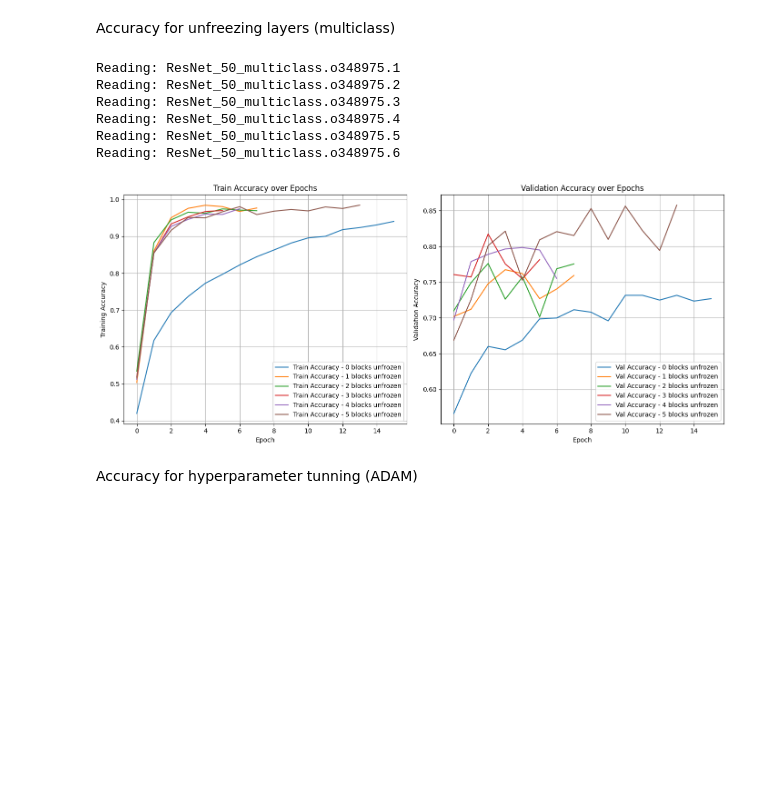
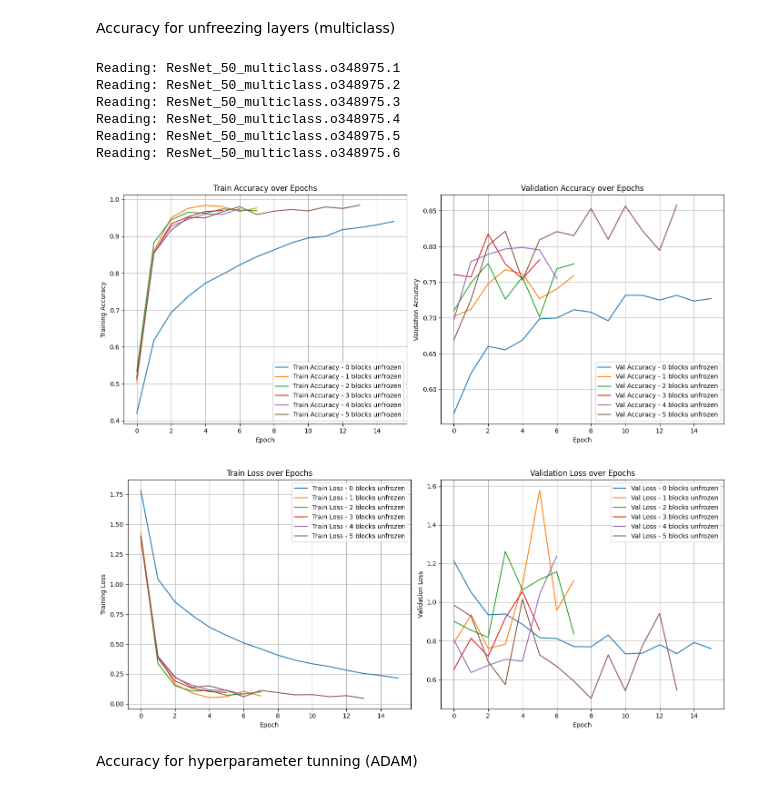
Before and after one commit to mariaserov/ML_BreakHis, a Jupyter notebook: scr/ResNet50.ipynb, the cells around one changed output. Cells and saved outputs as stored; diff of their text form; code cells hidden in the pictures; blank space fills up the shorter version.

```diff
--- a/scr/ResNet50.ipynb
+++ b/scr/ResNet50.ipynb
@@ -540,19 +641,27 @@ histories = {}
 for i in range(6):
     accs = []
     val_accs = []
+    losses = []
+    val_losses = []
+
     try:
         log_filename = f"ResNet_50_multiclass.o348975.{i+1}"
         print(f"Reading: {log_filename}")
 
         with open(os.path.join(log_dir, f"ResNet_50_multiclass.o348975.{i+1}"), "r") as f:
             for line in f:
-                match = re.search(r"accuracy: ([0-9.]+).*val_accuracy: ([0-9.]+)", line)
+                match = re.search(
+                     r"accuracy: ([0-9.]+) - loss: ([0-9.]+) - val_accuracy: ([0-9.]+) - val_loss: ([0-9.]+)", line
+                    )
                 if match:
                     accs.append(float(match.group(1)))
-                    val_accs.append(float(match.group(2)))
-        histories[i] = {"accuracy": accs, "val_accuracy": val_accs}
+                    losses.append(float(match.group(2)))
+                    val_accs.append(float(match.group(3)))
+                    val_losses.append(float(match.group(4)))
+
+        histories[i] = {"accuracy": accs, "val_accuracy": val_accs,"loss": losses, "val_loss": val_losses}
     except FileNotFoundError:
-        print(f"Log file ResNet_50_block.o348892.{i+1} not found. Skipping.")
+        print(f"Log file ResNet_50_multiclass.o348975.{i+1} not found. Skipping.")
         continue
 
 # Creating two subplots: one for train accuracy and one for validation accuracy
@@ -565,33 +674,64 @@ for i in range(6):
 plt.title("Train Accuracy over Epochs")
 plt.xlabel("Epoch")
 plt.ylabel("Training Accuracy")
 plt.legend()
 plt.grid(True)
 
 # Plotting Validation Accuracy
 plt.subplot(1, 2, 2)
 for i in range(6):
     plt.plot(histories[i]['val_accuracy'], label=f"Val Accuracy - {i} blocks unfrozen", linestyle='-')
 plt.title("Validation Accuracy over Epochs")
 plt.xlabel("Epoch")
 plt.ylabel("Validation Accuracy")
 plt.legend()
 plt.grid(True)
 
 # Adjust layout to prevent overlap
 plt.tight_layout()
 
 # Save and show the plot
 plt.savefig("combined_accuracy_multiclass.pdf")
 plt.show()
+
+#seperate loss
+plt.figure(figsize=(14, 6))
+
+# Plotting Training Loss
+plt.subplot(1, 2, 1)
+for i in range(6):
+    plt.plot(histories[i]['loss'], label=f"Train Loss - {i} blocks unfrozen", linestyle='-' )
+plt.title("Train Loss over Epochs")
+plt.xlabel("Epoch")
+plt.ylabel("Training Loss")
+plt.legend()
+plt.grid(True)
+
+# Plotting Validation Loss
+plt.subplot(1, 2, 2)
+for i in range(6):
+    plt.plot(histories[i]['val_loss'], label=f"Val Loss - {i} blocks unfrozen", linestyle='-')
+plt.title("Validation Loss over Epochs")
+plt.xlabel("Epoch")
+plt.ylabel("Validation Loss")
+plt.legend()
+plt.grid(True)
+
+# Adjust layout to prevent overlap
+plt.tight_layout()
+
+# Save and show the plot
+#plt.savefig("combined_accuracy_binary.pdf")
+plt.show()
 # %% [output]
 Reading: ResNet_50_multiclass.o348975.1
 Reading: ResNet_50_multiclass.o348975.2
 Reading: ResNet_50_multiclass.o348975.3
 Reading: ResNet_50_multiclass.o348975.4
 Reading: ResNet_50_multiclass.o348975.5
 Reading: ResNet_50_multiclass.o348975.6
 [figure]
+[figure, added]
 # %% [markdown]
 Accuracy for hyperparameter tunning (ADAM)
 # %%
```
Also changed, not shown: parts of 4 cells of this notebook, 2 other files.
